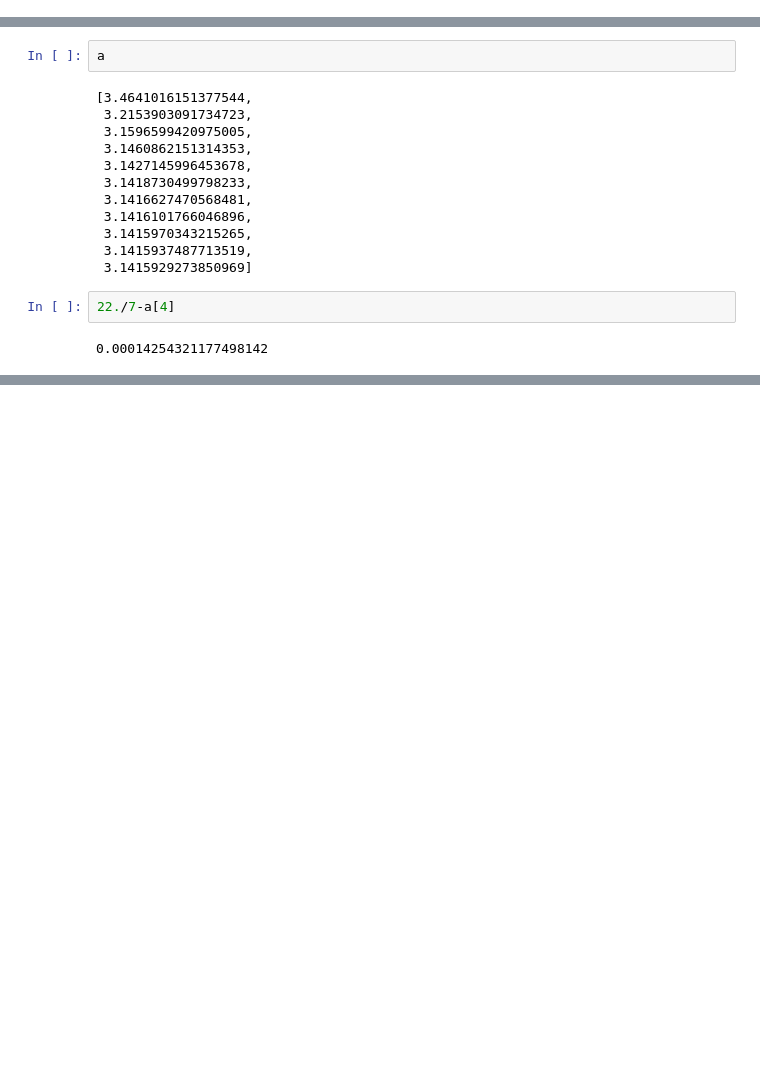
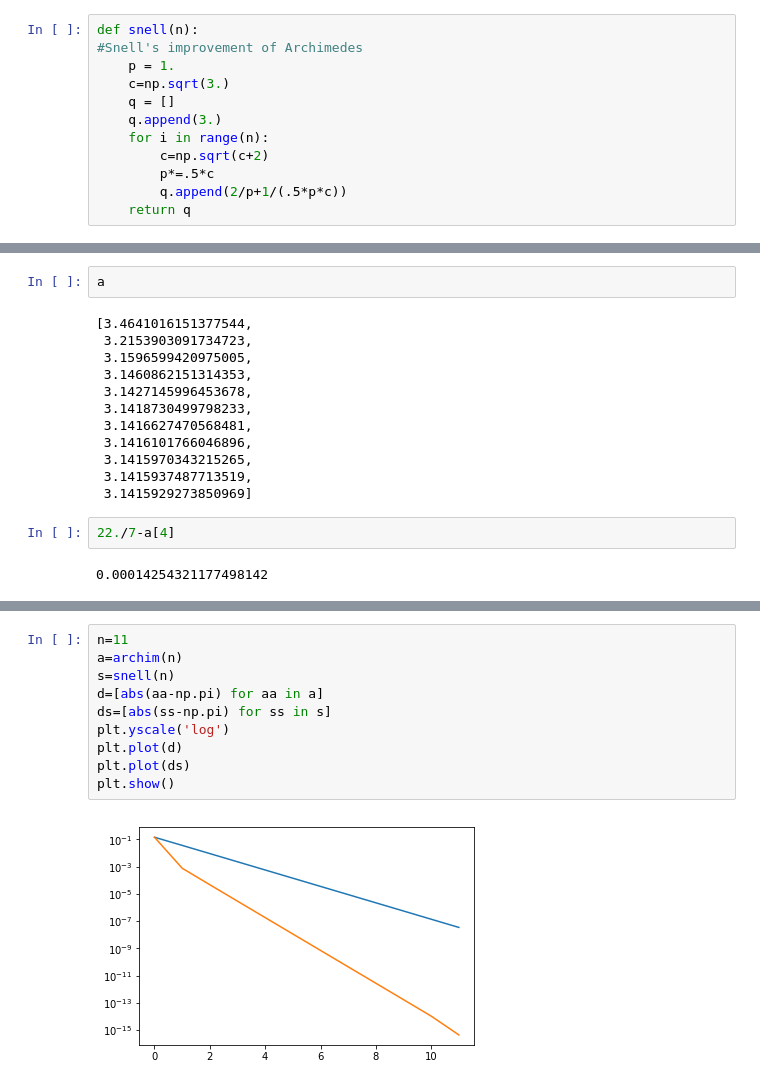
Before and after one commit to Legrandj/power, a Jupyter notebook: pi.ipynb, the cells around one changed output, grey strips where cells are left out. Cells and saved outputs as stored; diff of their text form; blank space fills up the shorter version.

```diff
--- a/pi.ipynb
+++ b/pi.ipynb
@@ -30,6 +30,18 @@ def archim1(n):
         p*=.5*c
         q.append(3/(.5*p*c))
     return q
+# %%
+def snell(n):
+#Snell's improvement of Archimedes
+    p = 1.
+    c=np.sqrt(3.)
+    q = []
+    q.append(3.)
+    for i in range(n):
+        c=np.sqrt(c+2)
+        p*=.5*c
+        q.append(2/p+1/(.5*p*c))
+    return q
 # %%
 def viete(n):
 #perimeter/2 of inscribed regular polygon, with 4*2^n sides
@@ -97,0 +382,12 @@ viete(8)
+# %%
+n=11
+a=archim(n)
+s=snell(n)
+d=[abs(aa-np.pi) for aa in a]
+ds=[abs(ss-np.pi) for ss in s]
+plt.yscale('log')
+plt.plot(d)
+plt.plot(ds)
+plt.show()
+# %% [output]
+[figure, added]
```
Also changed, not shown: parts of 36 cells of this notebook, 2 other files.
